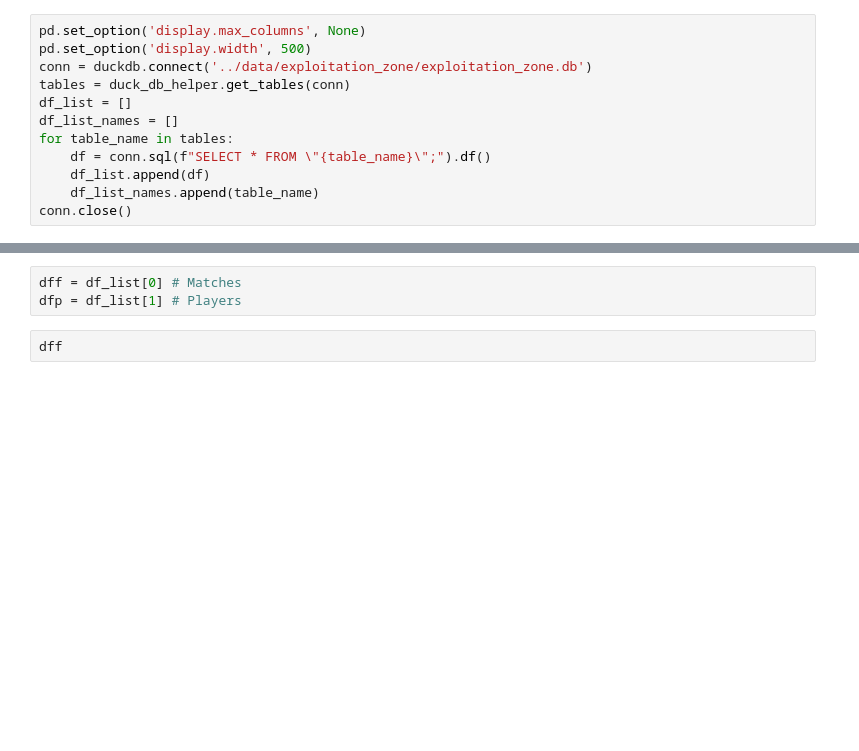
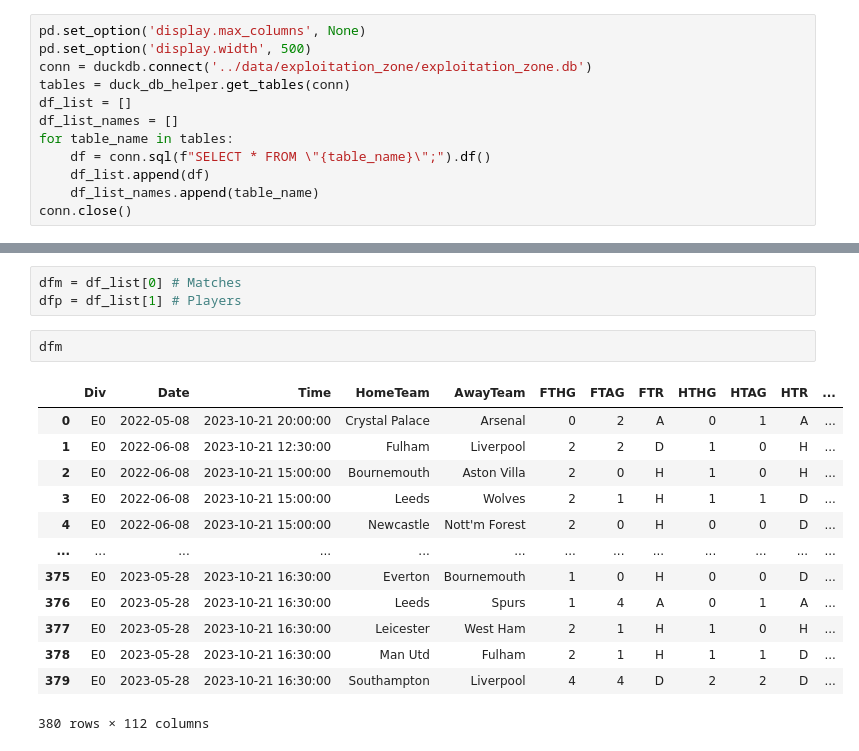
Before and after one commit to marcmelis/adsdb-fantasy-football, a Jupyter notebook: notebooks/analytical_sandboxes/pipe_to_analytical_sandboxes.ipynb, the cells around one changed output, grey strips where cells are left out. Drawn from its saved outputs; the diff is of its cells as text; blank space fills up the shorter version.

```diff
--- a/notebooks/analytical_sandboxes/pipe_to_analytical_sandboxes.ipynb
+++ b/notebooks/analytical_sandboxes/pipe_to_analytical_sandboxes.ipynb
@@ -24,7 +26,21 @@ df_list_names
 # %%
-dff = df_list[0] # Matches
+dfm = df_list[0] # Matches
 dfp = df_list[1] # Players
 # %%
-dff
+dfm
+# %% [output]
+|  | Div | Date | Time | HomeTeam | AwayTeam | FTHG | FTAG | FTR | HTHG | HTAG | HTR | ... |
+| 0 | E0 | 2022-05-08 | 2023-10-21 20:00:00 | Crystal Palace | Arsenal | 0 | 2 | A | 0 | 1 | A | ... |
+| 1 | E0 | 2022-06-08 | 2023-10-21 12:30:00 | Fulham | Liverpool | 2 | 2 | D | 1 | 0 | H | ... |
+| 2 | E0 | 2022-06-08 | 2023-10-21 15:00:00 | Bournemouth | Aston Villa | 2 | 0 | H | 1 | 0 | H | ... |
+| 3 | E0 | 2022-06-08 | 2023-10-21 15:00:00 | Leeds | Wolves | 2 | 1 | H | 1 | 1 | D | ... |
+| 4 | E0 | 2022-06-08 | 2023-10-21 15:00:00 | Newcastle | Nott'm Forest | 2 | 0 | H | 0 | 0 | D | ... |
+| ... | ... | ... | ... | ... | ... | ... | ... | ... | ... | ... | ... | ... |
+| 375 | E0 | 2023-05-28 | 2023-10-21 16:30:00 | Everton | Bournemouth | 1 | 0 | H | 0 | 0 | D | ... |
+| 376 | E0 | 2023-05-28 | 2023-10-21 16:30:00 | Leeds | Spurs | 1 | 4 | A | 0 | 1 | A | ... |
+| 377 | E0 | 2023-05-28 | 2023-10-21 16:30:00 | Leicester | West Ham | 2 | 1 | H | 1 | 0 | H | ... |
+| 378 | E0 | 2023-05-28 | 2023-10-21 16:30:00 | Man Utd | Fulham | 2 | 1 | H | 1 | 1 | D | ... |
+| 379 | E0 | 2023-05-28 | 2023-10-21 16:30:00 | Southampton | Liverpool | 4 | 4 | D | 2 | 2 | D | ... |
+380 rows × 112 columns
 # %%
 dfp
```
Also changed, not shown: parts of 30 cells of this notebook.
